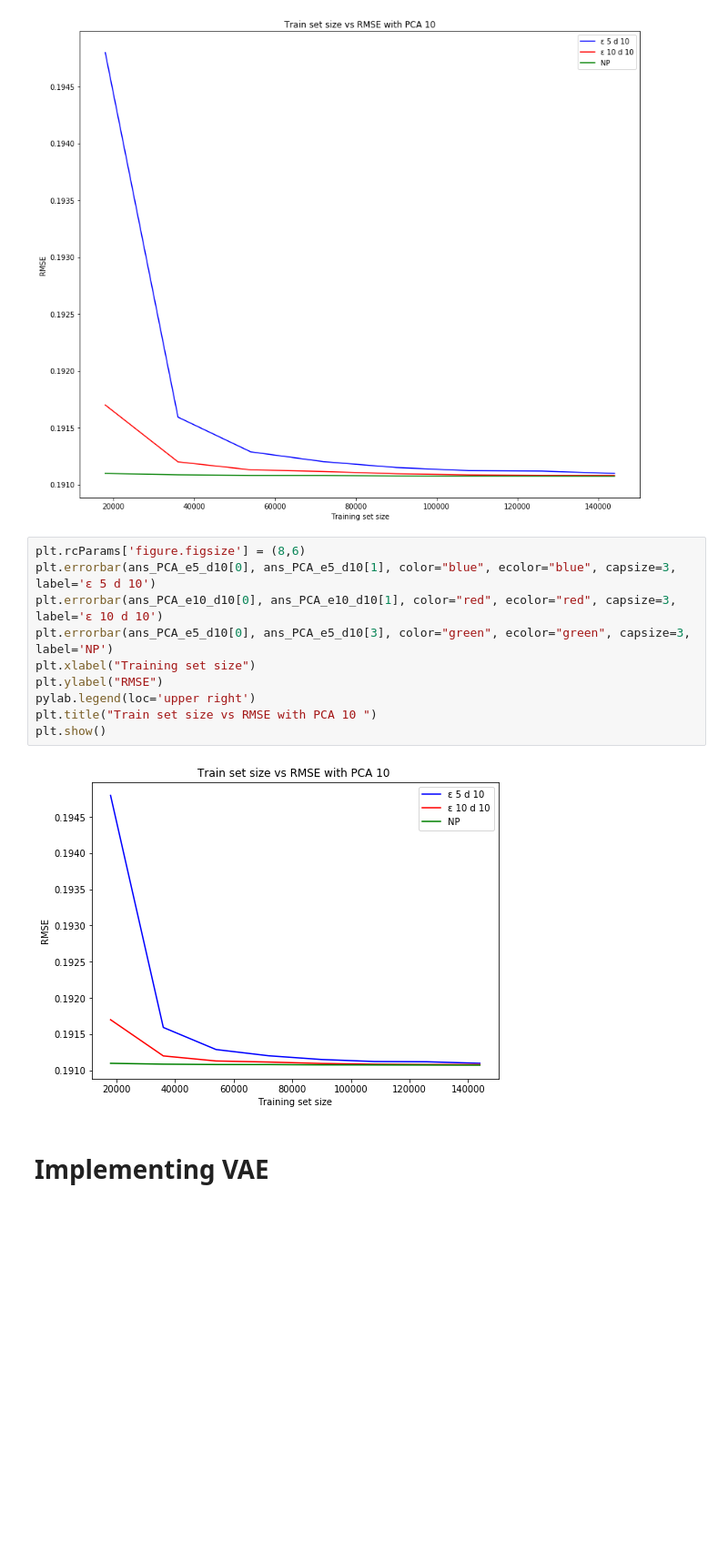
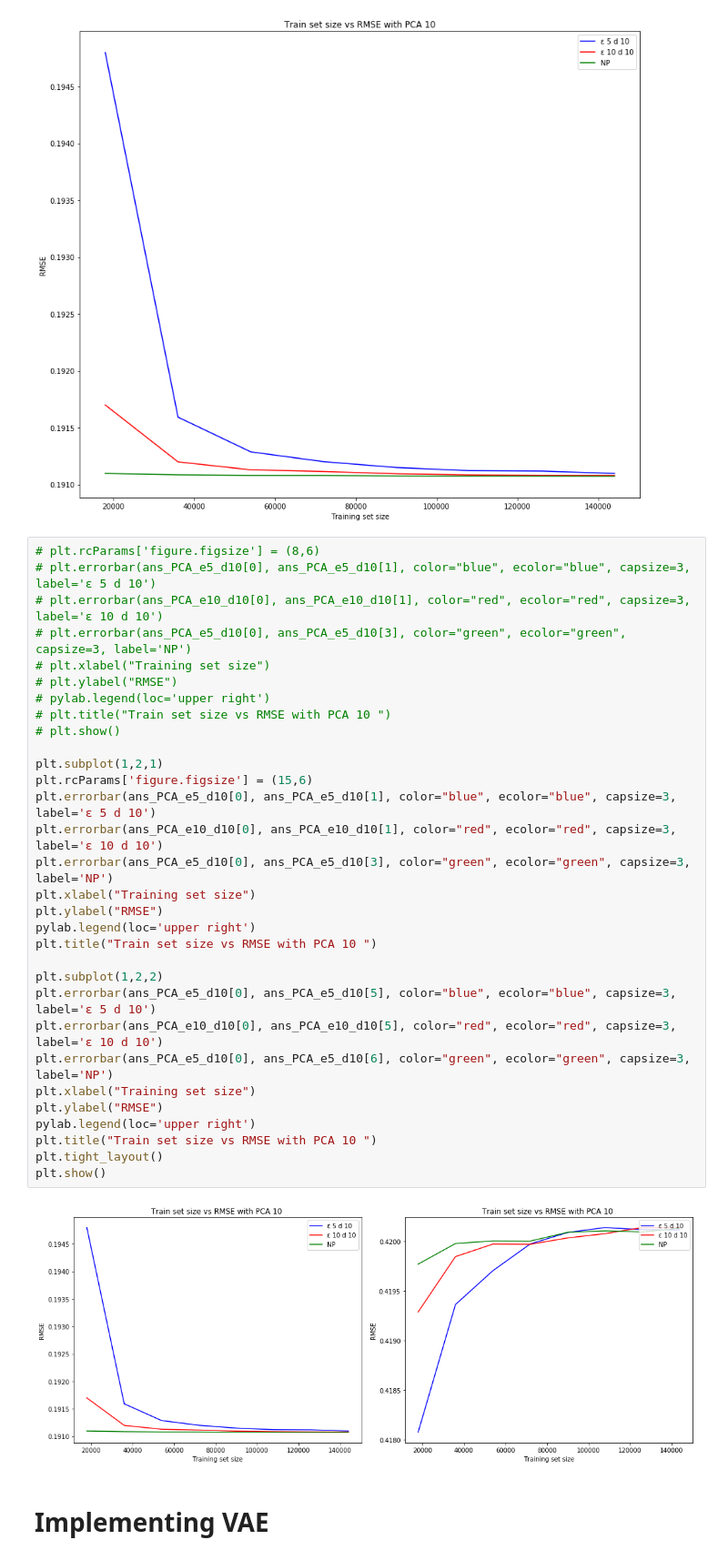
Before and after one commit to jithendaraa/Privacy-aware-learning, a Jupyter notebook: Laplace Mechanism/Latest12h.ipynb, the cells around one changed output. Shown at 91% size. Cells and saved outputs as stored; diff of their text form; blank space fills up the shorter version.

Commit message:
added graphs against spearmans rank corr coeff

```diff
--- a/Laplace Mechanism/Latest12h.ipynb
+++ b/Laplace Mechanism/Latest12h.ipynb
@@ -409,17 +434,38 @@ eps
 eps
 [figure]
 # %%
-plt.rcParams['figure.figsize'] = (8,6)
+# plt.rcParams['figure.figsize'] = (8,6)
+# plt.errorbar(ans_PCA_e5_d10[0], ans_PCA_e5_d10[1], color="blue", ecolor="blue", capsize=3, label='ε 5 d 10')
+# plt.errorbar(ans_PCA_e10_d10[0], ans_PCA_e10_d10[1], color="red", ecolor="red", capsize=3, label='ε 10 d 10')
+# plt.errorbar(ans_PCA_e5_d10[0], ans_PCA_e5_d10[3], color="green", ecolor="green", capsize=3, label='NP')
+# plt.xlabel("Training set size")
+# plt.ylabel("RMSE")
+# pylab.legend(loc='upper right')
+# plt.title("Train set size vs RMSE with PCA 10 ")
+# plt.show()
+
+plt.subplot(1,2,1)
+plt.rcParams['figure.figsize'] = (15,6)
 plt.errorbar(ans_PCA_e5_d10[0], ans_PCA_e5_d10[1], color="blue", ecolor="blue", capsize=3, label='ε 5 d 10')
 plt.errorbar(ans_PCA_e10_d10[0], ans_PCA_e10_d10[1], color="red", ecolor="red", capsize=3, label='ε 10 d 10')
 plt.errorbar(ans_PCA_e5_d10[0], ans_PCA_e5_d10[3], color="green", ecolor="green", capsize=3, label='NP')
 plt.xlabel("Training set size")
 plt.ylabel("RMSE")
 pylab.legend(loc='upper right')
 plt.title("Train set size vs RMSE with PCA 10 ")
+
+plt.subplot(1,2,2)
+plt.errorbar(ans_PCA_e5_d10[0], ans_PCA_e5_d10[5], color="blue", ecolor="blue", capsize=3, label='ε 5 d 10')
+plt.errorbar(ans_PCA_e10_d10[0], ans_PCA_e10_d10[5], color="red", ecolor="red", capsize=3, label='ε 10 d 10')
+plt.errorbar(ans_PCA_e5_d10[0], ans_PCA_e5_d10[6], color="green", ecolor="green", capsize=3, label='NP')
+plt.xlabel("Training set size")
+plt.ylabel("RMSE")
+pylab.legend(loc='upper right')
+plt.title("Train set size vs RMSE with PCA 10 ")
+plt.tight_layout()
 plt.show()
 # %% [output]
-[figure, old version]
+[figure, new version]
 # %% [markdown]
 # Implementing VAE
 # %%
```
Also changed, not shown: parts of 3 cells of this notebook.
